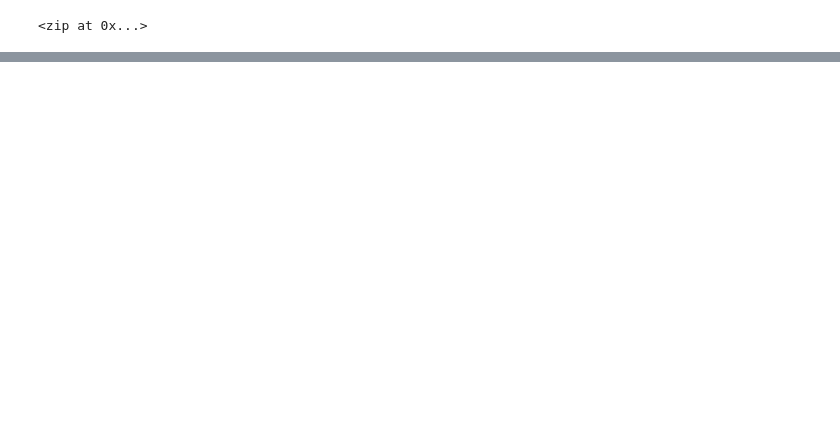
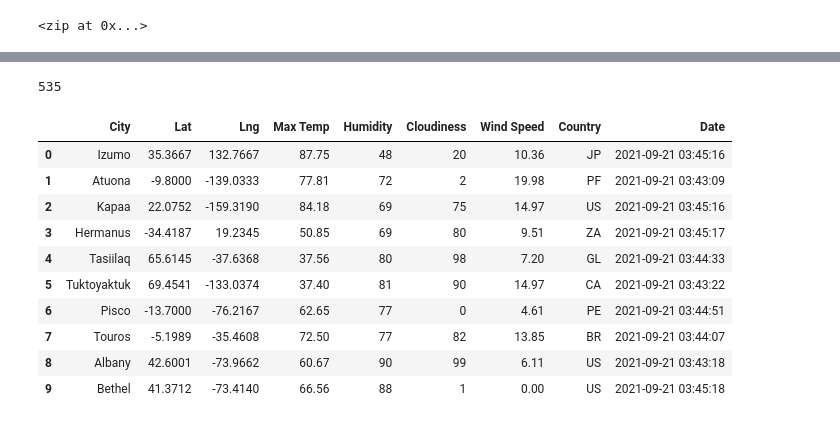
Before and after one commit to teruki-i/World_Weather_Analysis, a Jupyter notebook: WeatherPy.ipynb, the cells around one changed output, grey strips where cells are left out. Saved outputs shown, nothing was run; the diff lists cells and outputs as text; code cells hidden in the pictures; blank space fills up the shorter version.

Commit message:
added code to collect world weather data

```diff
--- a/WeatherPy.ipynb
+++ b/WeatherPy.ipynb
@@ -31,0 +35,3 @@ len(cities)
+# %%
+# Starting URL for Weather Map API Call.
+url = "http://api.openweathermap.org/data/2.5/weather?units=Imperial&APPID=" + weather_api_key
@@ -31,0 +116,21 @@ len(cities)
+# %%
+len(city_data)
+# %% [output]
+535
+# %%
+# Convert the array of dictionaries to a Pandas DataFrame.
+city_data_df = pd.DataFrame(city_data)
+
+city_data_df.head(10)
+# %% [output]
+|  | City | Lat | Lng | Max Temp | Humidity | Cloudiness | Wind Speed | Country | Date |
+| 0 | Izumo | 35.3667 | 132.7667 | 87.75 | 48 | 20 | 10.36 | JP | 2021-09-21 03:45:16 |
+| 1 | Atuona | -9.8000 | -139.0333 | 77.81 | 72 | 2 | 19.98 | PF | 2021-09-21 03:43:09 |
+| 2 | Kapaa | 22.0752 | -159.3190 | 84.18 | 69 | 75 | 14.97 | US | 2021-09-21 03:45:16 |
+| 3 | Hermanus | -34.4187 | 19.2345 | 50.85 | 69 | 80 | 9.51 | ZA | 2021-09-21 03:45:17 |
+| 4 | Tasiilaq | 65.6145 | -37.6368 | 37.56 | 80 | 98 | 7.20 | GL | 2021-09-21 03:44:33 |
+| 5 | Tuktoyaktuk | 69.4541 | -133.0374 | 37.40 | 81 | 90 | 14.97 | CA | 2021-09-21 03:43:22 |
+| 6 | Pisco | -13.7000 | -76.2167 | 62.65 | 77 | 0 | 4.61 | PE | 2021-09-21 03:44:51 |
+| 7 | Touros | -5.1989 | -35.4608 | 72.50 | 77 | 82 | 13.85 | BR | 2021-09-21 03:44:07 |
+| 8 | Albany | 42.6001 | -73.9662 | 60.67 | 90 | 99 | 6.11 | US | 2021-09-21 03:43:18 |
+| 9 | Bethel | 41.3712 | -73.4140 | 66.56 | 88 | 1 | 0.00 | US | 2021-09-21 03:45:18 |
```
Also changed, not shown: parts of 5 cells of this notebook, 1 other file.
